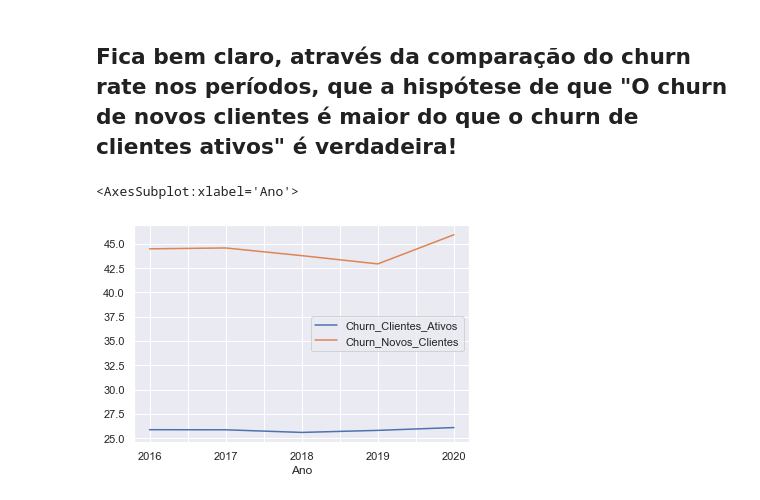
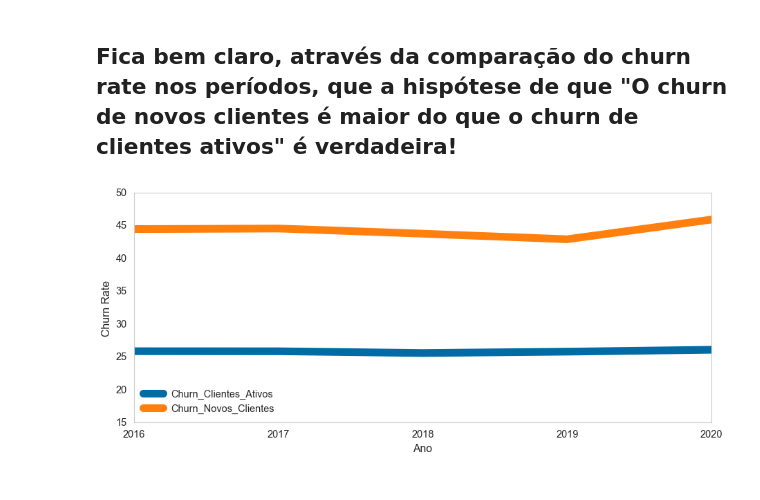
Before and after one commit to JoseWalterLima/Localiza, a Jupyter notebook: 1º_Desafio.ipynb, the cells around one changed output. Cells and saved outputs as stored; diff of their text form; code cells hidden in the pictures.

Commit message:
plot graph

```diff
--- a/1º_Desafio.ipynb
+++ b/1º_Desafio.ipynb
@@ -134,7 +134,8 @@ df_final
 ## Fica bem claro, através da comparação do churn rate nos períodos, que a hispótese de que **"O churn de novos clientes é maior do que o churn de clientes ativos"** é **verdadeira!**
 # %%
 # Plotar comparativo entre Grupos de Clientes
-df_final.plot(x="Ano")
+import matplotlib.pyplot as plt
+plt.style.use('tableau-colorblind10')
+df_final.plot(x="Ano", figsize=(12,5), linewidth=10, ylim=(15,50), ylabel="Churn Rate").grid(b=None)
 # %% [output]
-<AxesSubplot:xlabel='Ano'>
-[figure, old version]
+[figure, new version]
```
